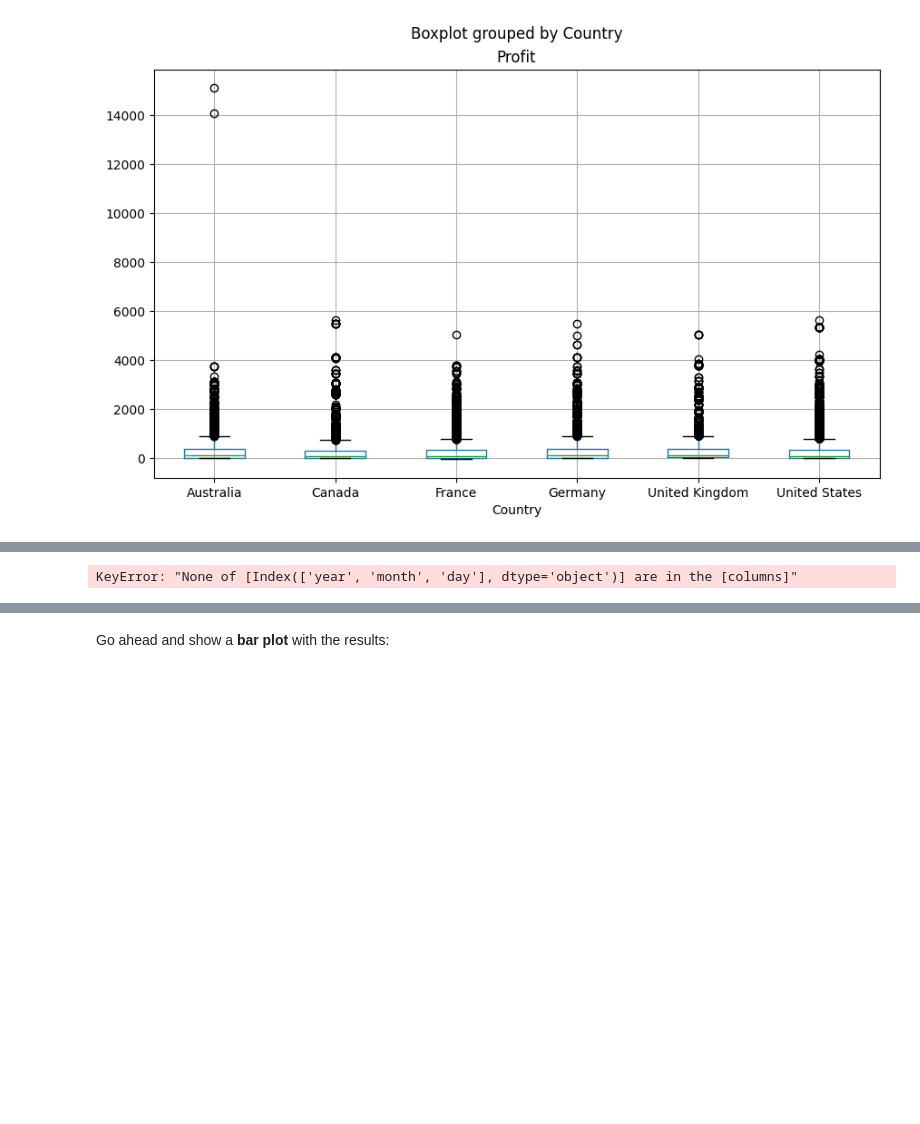
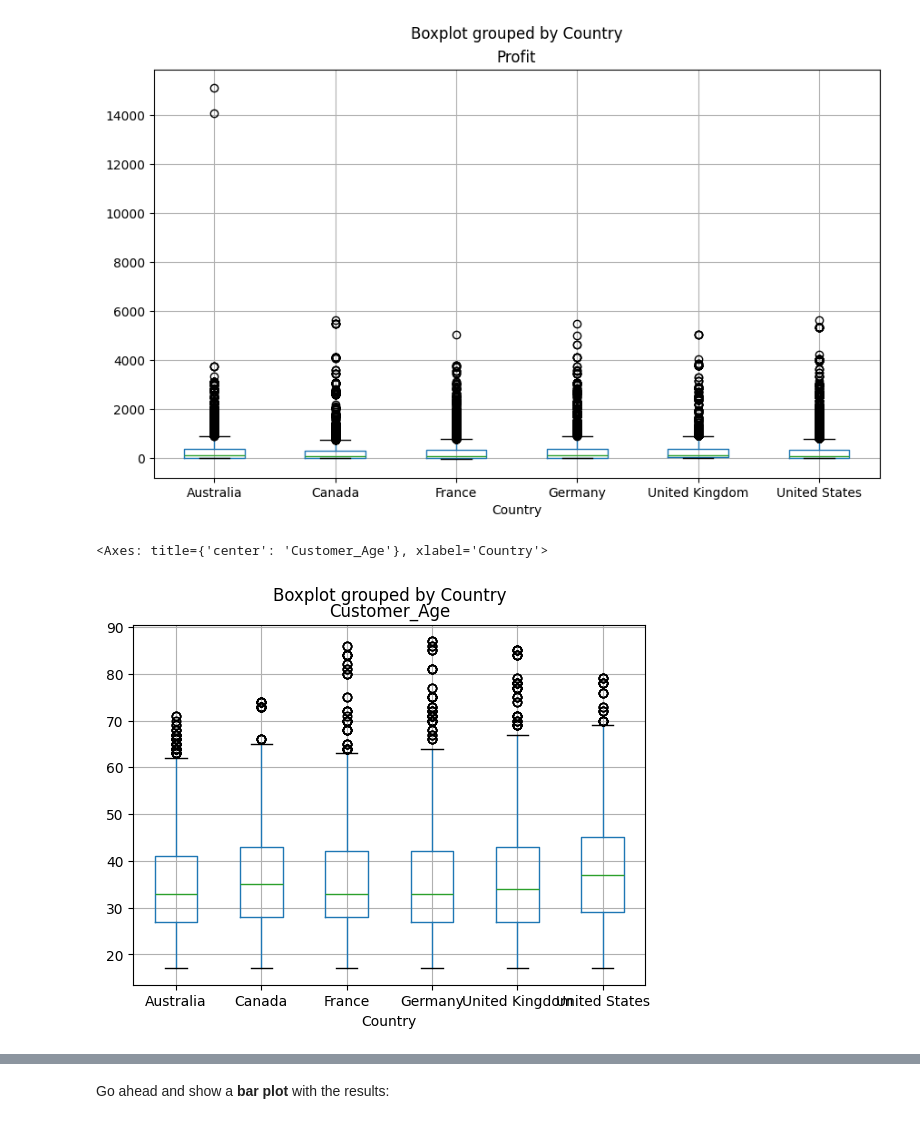
Before and after one commit to RIN666/DT, a Jupyter notebook: Exercises_1.ipynb, the cells around one changed output, grey strips where cells are left out. Cells and saved outputs as stored; diff of their text form; code cells hidden in the pictures; blank space fills up the shorter version.

```diff
--- a/Exercises_1.ipynb
+++ b/Exercises_1.ipynb
@@ -368,6 +373,11 @@ sales.boxplot(by='Country', column='Profit', figsize=(10,6))
 # %% [output]
 <Axes: title={'center': 'Profit'}, xlabel='Country'>
 [figure]
+# %%
+sales.boxplot(column='Customer_Age', by='Country')
+# %% [output]
+<Axes: title={'center': 'Customer_Age'}, xlabel='Country'>
+[figure, added]
 # %% [markdown]
 ![green-divider](https://user-images.githubusercontent.com/7065401/52071924-c003ad80-2562-11e9-8297-1c6595f8a7ff.png)
 
@@ -382,8 +394,3 @@ sales[['Customer_Age', 'Country']].boxplot(by='Country', figsize=(10,6))
 ### Add and calculate a new `Calculated_Date` column
 
 Use `Day`, `Month`, `Year` to create a `Date` column (`YYYY-MM-DD`).
-# %%
-
-sales['Calculated_Date']=pd.to_datetime(sales[['year','month','day']])
-# %% [output]
-KeyError: "None of [Index(['year', 'month', 'day'], dtype='object')] are in the [columns]"
```
Also changed, not shown: parts of 26 cells of this notebook.
